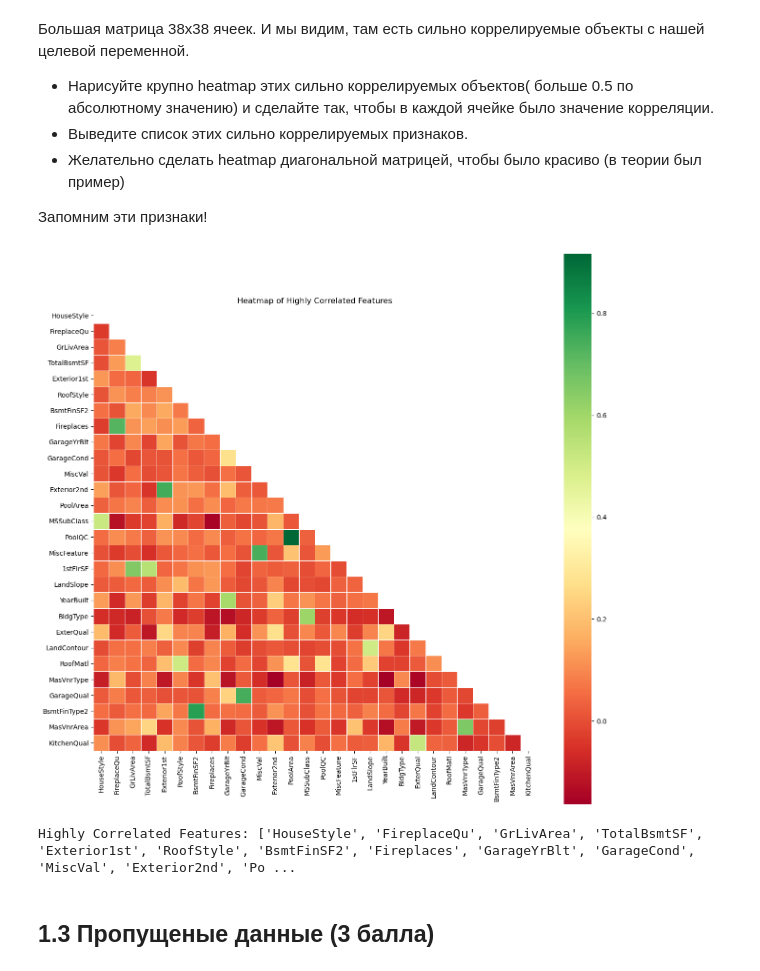
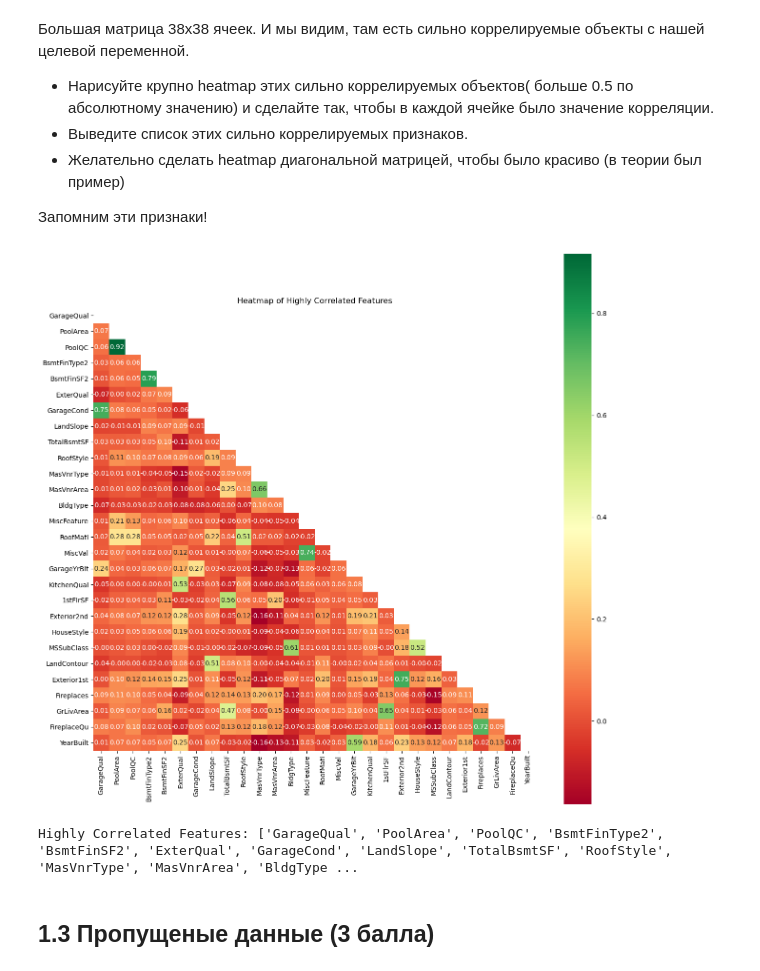
Before and after one commit to mirolyubovaalyona/02-ml-advanced, a Jupyter notebook: 03_linreg/03-hw-linear-regression.ipynb, the cells around one changed output. Cells and saved outputs as stored; diff of their text form; code cells hidden in the pictures.

```diff
--- a/03_linreg/03-hw-linear-regression.ipynb
+++ b/03_linreg/03-hw-linear-regression.ipynb
@@ -242,22 +242,23 @@ plt.show()
 # %%
 corr_df = encoded_df.corr().abs()
 high_corr_var = np.where(corr_df > 0.5)
 high_corr_pairs = [(corr_df.index[x], corr_df.columns[y]) for x, y in zip(*high_corr_var) if x != y and x < y]
 
 high_corr_df = encoded_df[list(set(x for pair in high_corr_pairs for x in pair))]
 corr = high_corr_df.corr()
 mask = np.triu(np.ones_like(corr, dtype=bool))
 
 plt.figure(figsize=(15,15))
-sns.heatmap(high_corr_df.corr(), mask=mask,  cmap='RdYlGn',  square=True, linewidths=.5)
+sns.heatmap(high_corr_df.corr(), mask = mask, annot=True, cmap='RdYlGn', square=True, fmt='.2f',
+            xticklabels=True, yticklabels=True)
 plt.title('Heatmap of Highly Correlated Features')
 plt.show()
 
 high_corr_features = list(set(x for pair in high_corr_pairs for x in pair))
 print("Highly Correlated Features:", high_corr_features)
 # %% [output]
-[figure, old version]
+[figure, new version]
-Highly Correlated Features: ['HouseStyle', 'FireplaceQu', 'GrLivArea', 'TotalBsmtSF', 'Exterior1st', 'RoofStyle', 'BsmtFinSF2', 'Fireplaces', 'GarageYrBlt', 'GarageCond', 'MiscVal', 'Exterior2nd', 'Po ...
+Highly Correlated Features: ['GarageQual', 'PoolArea', 'PoolQC', 'BsmtFinType2', 'BsmtFinSF2', 'ExterQual', 'GarageCond', 'LandSlope', 'TotalBsmtSF', 'RoofStyle', 'MasVnrType', 'MasVnrArea', 'BldgType ...
 # %% [markdown]
 ## 1.3 Пропущеные данные (3 балла)
 # %% [markdown]
```
Also changed, not shown: parts of 1 cell of this notebook, 4 other files.
